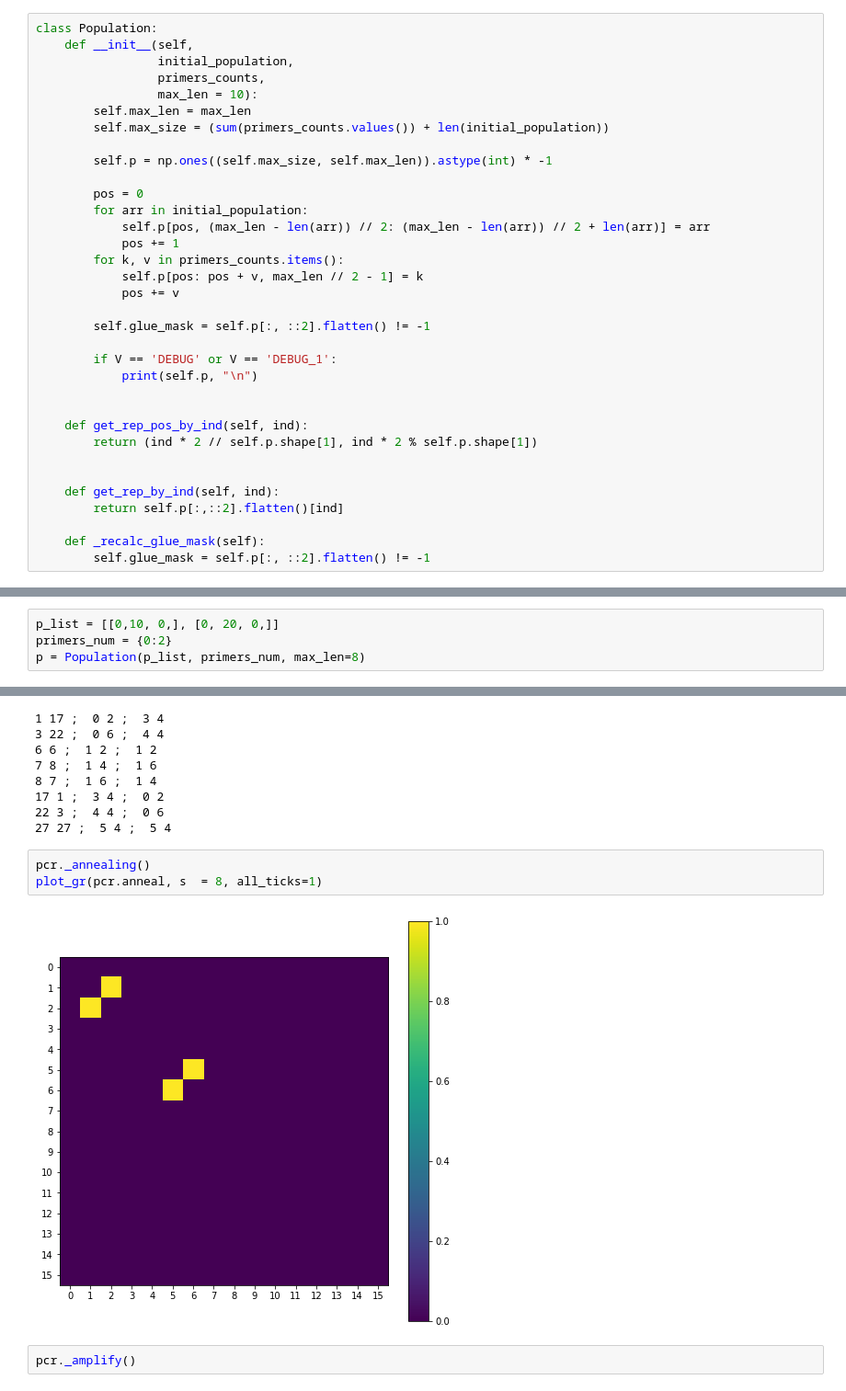
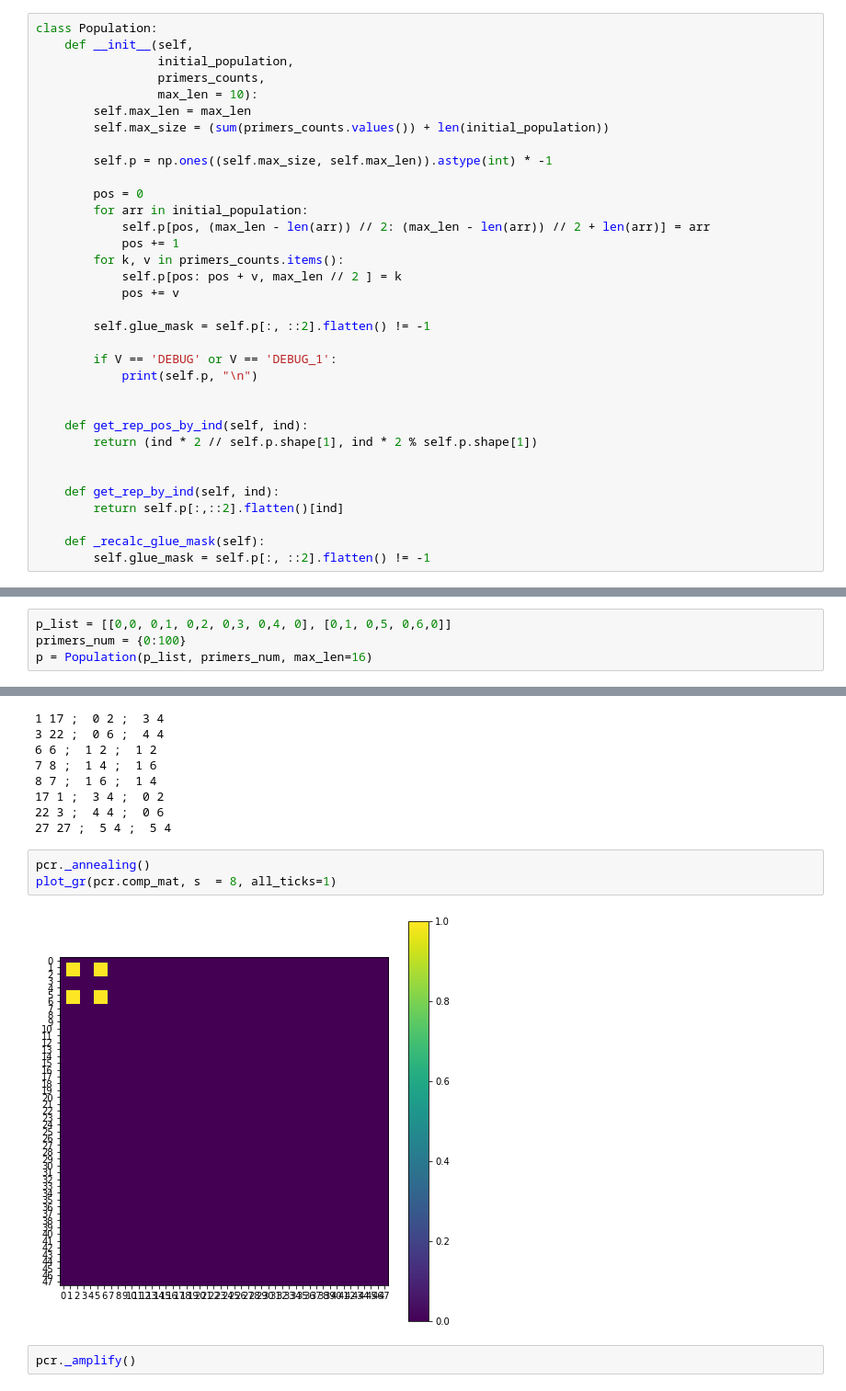
Before and after one commit to rykachevskiy/CRISPR, a Jupyter notebook: Probabilistic_model/amplifier_repeats-each-to-each.ipynb, the cells around one changed output, grey strips where cells are left out. Shown at 92% size. Cells and saved outputs as stored; diff of their text form.

```diff
--- a/Probabilistic_model/amplifier_repeats-each-to-each.ipynb
+++ b/Probabilistic_model/amplifier_repeats-each-to-each.ipynb
@@ -100,7 +100,7 @@ class Population:
             self.p[pos, (max_len - len(arr)) // 2: (max_len - len(arr)) // 2 + len(arr)] = arr
             pos += 1
         for k, v in primers_counts.items():
-            self.p[pos: pos + v, max_len // 2 - 1] = k
+            self.p[pos: pos + v, max_len // 2 ] = k
             pos += v
 
         self.glue_mask = self.p[:, ::2].flatten() != -1
@@ -185,7 +212,7 @@ class PCR:
 # %%
 V = 'DEBUG_2'
 # %%
-p_list = [[0,10, 0,], [0, 20, 0,]]
-primers_num = {0:2}
-p = Population(p_list, primers_num, max_len=8)
+p_list = [[0,0, 0,1, 0,2, 0,3, 0,4, 0], [0,1, 0,5, 0,6,0]]
+primers_num = {0:100}
+p = Population(p_list, primers_num, max_len=16)
 # %%
@@ -241,9 +332,9 @@ pcr._amplify()
 27 27 ;  5 4 ;  5 4
 # %%
 pcr._annealing()
-plot_gr(pcr.anneal, s  = 8, all_ticks=1)
+plot_gr(pcr.comp_mat, s  = 8, all_ticks=1)
 # %% [output]
-[figure, old version]
+[figure, new version]
 # %%
 pcr._amplify()
 # %% [output]
```
Also changed, not shown: parts of 11 cells of this notebook.
